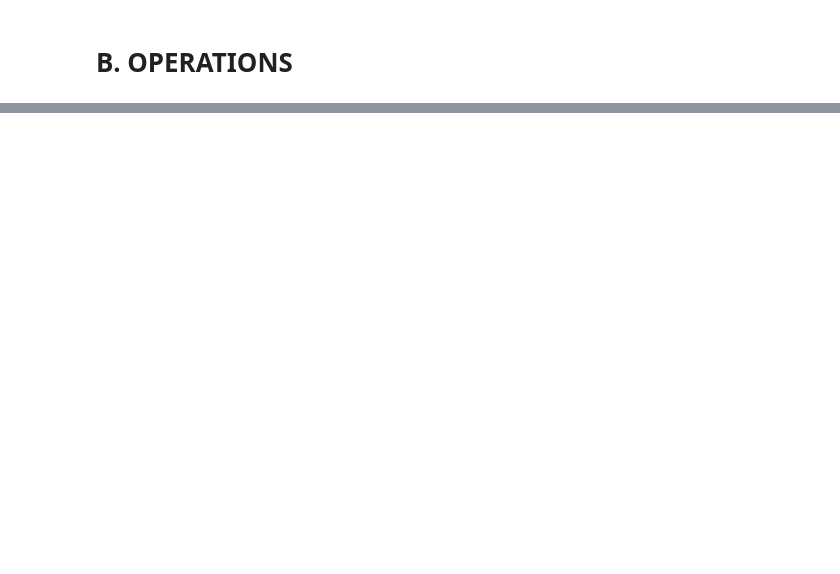
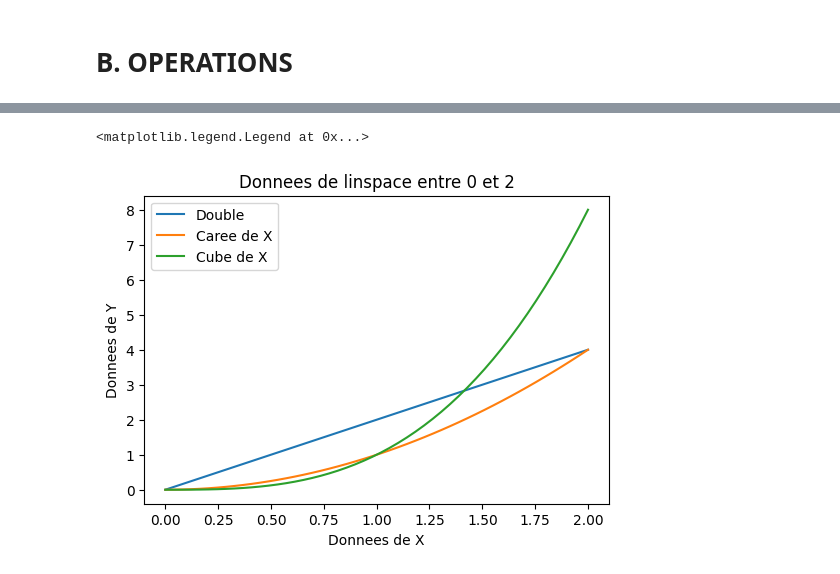
Before and after one commit to dahouda2pro/Intelligence_Artificielle_--BAC3_GL_IA-, a Jupyter notebook: Chapter-1-Lab-1.ipynb, the cells around one changed output, grey strips where cells are left out. Saved outputs shown, nothing was run; the diff lists cells and outputs as text; code cells hidden in the pictures; blank space fills up the shorter version.

```diff
--- a/Chapter-1-Lab-1.ipynb
+++ b/Chapter-1-Lab-1.ipynb
@@ -100,0 +436,3 @@ Type du Tableau <class 'numpy.ndarray'>
+# %%
+# Creation de donnees
+X = np.linspace(0, 2, 50)
@@ -100,0 +455,12 @@ Type du Tableau <class 'numpy.ndarray'>
+# %%
+fig, ax = plt.subplots(figsize=(6, 4))
+ax.plot(X, X*2, label='Double')
+ax.plot(X, X**2, label='Caree de X')
+ax.plot(X, X**3, label='Cube de X')
+ax.set_xlabel('Donnees de X')
+ax.set_ylabel('Donnees de Y')
+plt.title('Donnees de linspace entre 0 et 2')
+ax.legend()
+# %% [output]
+<matplotlib.legend.Legend at 0x...>
+[figure, added]
```
Also changed, not shown: parts of 59 cells of this notebook, 1 other file.
